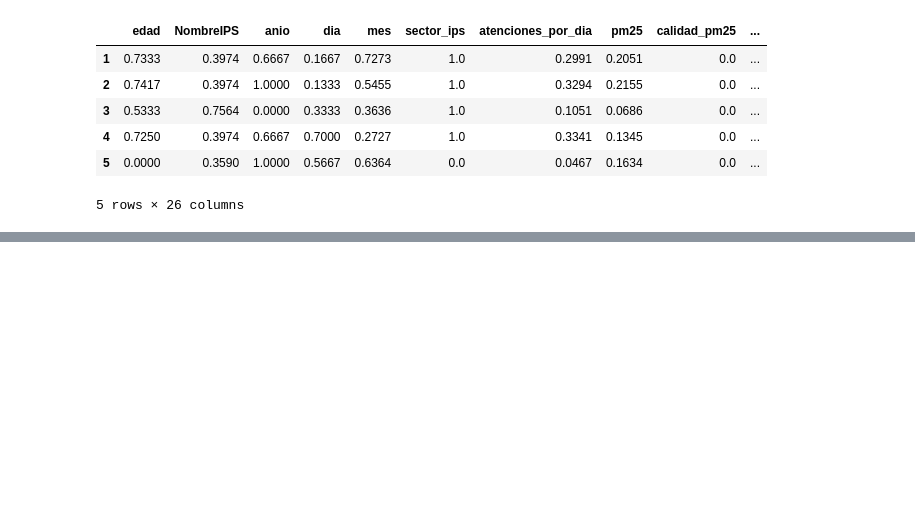
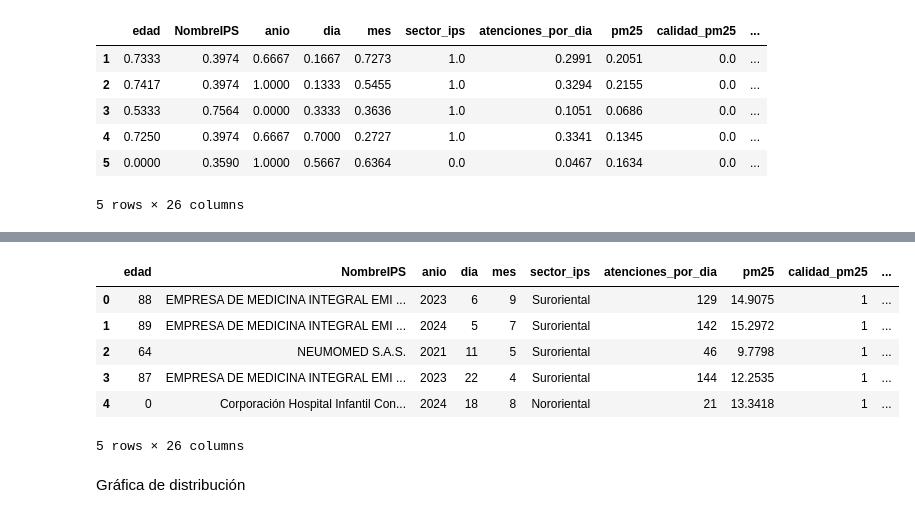
Before and after one commit to kennethLeonel/Atenciones-Medicas, a Jupyter notebook: preprocesamiento.ipynb, the cells around one changed output, grey strips where cells are left out. Saved outputs shown, nothing was run; the diff lists cells and outputs as text; code cells hidden in the pictures; blank space fills up the shorter version.

```diff
--- a/preprocesamiento.ipynb
+++ b/preprocesamiento.ipynb
@@ -1722,0 +1722,13 @@ datosEstudio2024.to_csv('data/analytics/datasetEstudio-2021-2024Escalados.csv',
+# %%
+dataset =  pd.read_csv('data/analytics/datasetEstudio-2021-2024.csv')
+dataset.head()
+# %% [output]
+|  | edad | NombreIPS | anio | dia | mes | sector_ips | atenciones_por_dia | pm25 | calidad_pm25 | ... |
+| 0 | 88 | EMPRESA DE MEDICINA INTEGRAL EMI ... | 2023 | 6 | 9 | Suroriental | 129 | 14.9075 | 1 | ... |
+| 1 | 89 | EMPRESA DE MEDICINA INTEGRAL EMI ... | 2024 | 5 | 7 | Suroriental | 142 | 15.2972 | 1 | ... |
+| 2 | 64 | NEUMOMED S.A.S. | 2021 | 11 | 5 | Suroriental | 46 | 9.7798 | 1 | ... |
+| 3 | 87 | EMPRESA DE MEDICINA INTEGRAL EMI ... | 2023 | 22 | 4 | Suroriental | 144 | 12.2535 | 1 | ... |
+| 4 | 0 | Corporación Hospital Infantil Con... | 2024 | 18 | 8 | Nororiental | 21 | 13.3418 | 1 | ... |
+5 rows × 26 columns
+# %% [markdown]
+Gráfica de distribución
```
Also changed, not shown: parts of 14 cells of this notebook, 1 other file.
